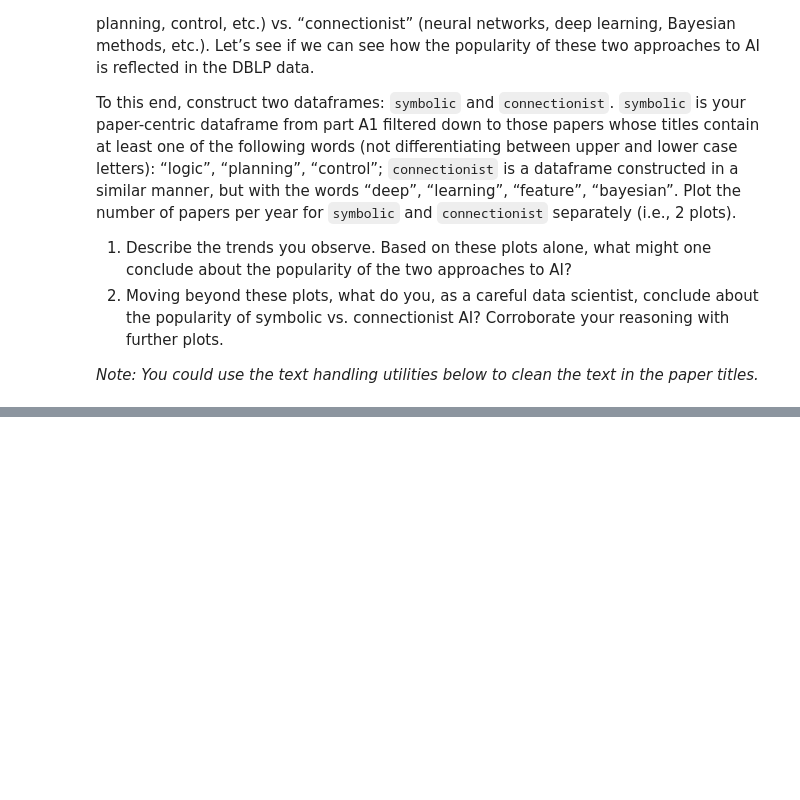
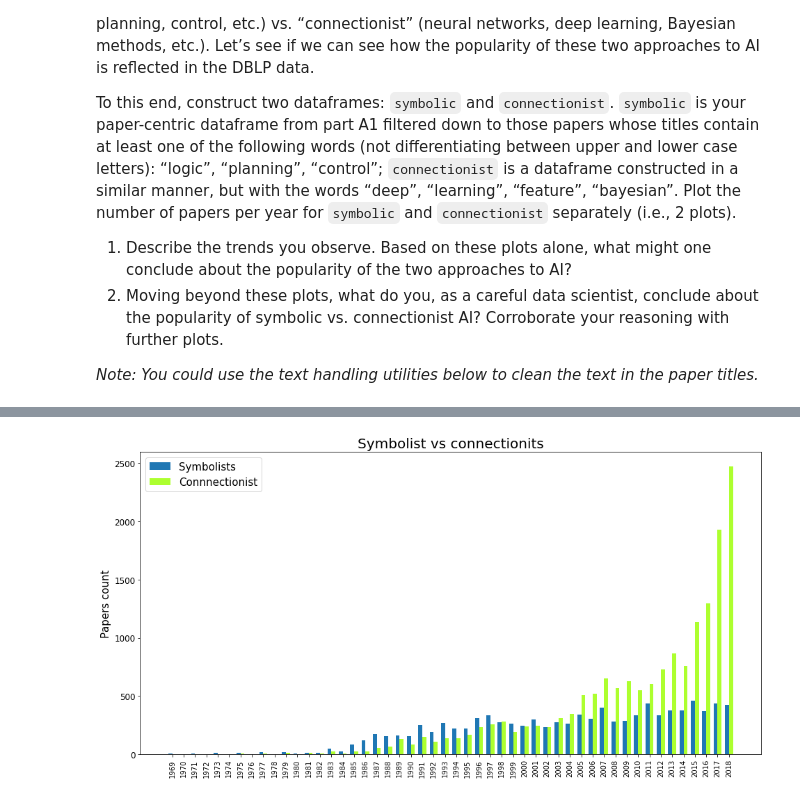
Before and after one commit to BerkMandiracioglu/AppliedDataAnalysisHW1, a Jupyter notebook: hw1.ipynb, the cells around one changed output, grey strips where cells are left out. Cells and saved outputs as stored; diff of their text form; code cells hidden in the pictures; blank space fills up the shorter version.

```diff
--- a/hw1.ipynb
+++ b/hw1.ipynb
@@ -368,0 +431,56 @@ words_connectionist = ['deep', 'learning', 'feature', 'bayesian']
+# %%
+#----------------Comparison of the two trends--------------------#
+
+papers_symbolist = []
+papers_connectionist = []
+years = []
+
+#------------Fill in zeros for missing years in data-----------------#
+for year in range(1969, 2019):
+    years.append(year)
+    found_year = False
+    for i in range(len(grouped_connectionist['publication year'])):
+        if(str(year) == grouped_connectionist['publication year'][i]):
+            papers_connectionist.append(grouped_connectionist['paper title'][i])
+            found_year = True
+            break
+    if(found_year == False):
+        papers_connectionist.append(0)
+
+    found_year = False
+    for i in range(len(grouped_symbolic['publication year'])):
+        if(str(year) == grouped_symbolic['publication year'][i]):
+            papers_symbolist.append(grouped_symbolic['paper title'][i])
+            found_year = True
+            break
+    if(found_year == False):
+        papers_symbolist.append(0)
+
+#-----------------------------END------------------------------------#
+
+#-------------------------Figure plotting----------------------------#
+
+N = len(years)
+fig, ax = plt.subplots(figsize = (16,8))
+
+ind = np.arange(N)    # the x locations for the groups
+width = 0.35         # the width of the bars
+
+p1 = ax.bar(ind, papers_symbolist, width, bottom=0)
+p2 = ax.bar(ind + width, papers_connectionist, width, bottom=0, color = 'greenyellow')
+
+ax.set_title('Symbolist vs connectionits', size = 20)
+ax.set_xticks(ind + width / 2)
+ax.set_xticklabels(years)
+ax.set_ylabel("Papers count", fontsize = 15)
+
+ax.legend((p1[0], p2[0]), ('Symbolists', 'Connnectionist'), fontsize = 15)
+plt.xticks(rotation='vertical')
+plt.yticks(size = 12)
+ax.autoscale_view()
+
+plt.show()
+
+#-------------------------END Figure plotting-------------------------#
+# %% [output]
+[figure, added]
```
Also changed, not shown: parts of 16 cells of this notebook.
